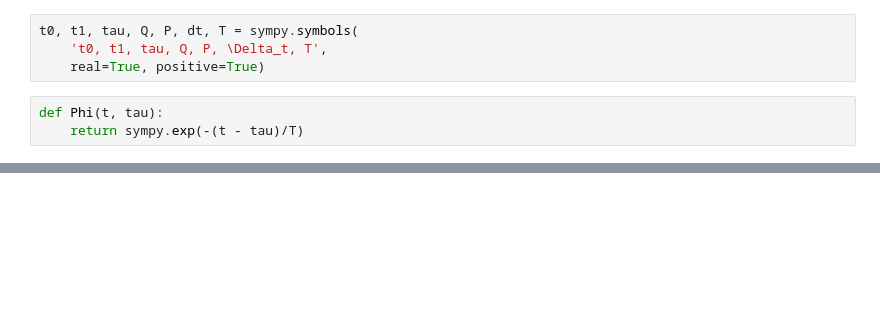
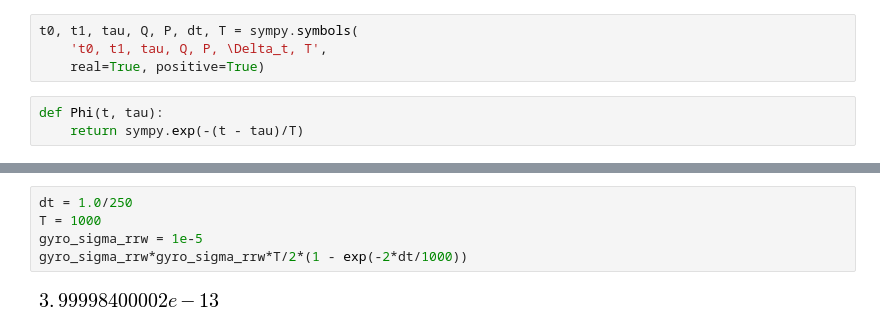
Before and after one commit to jgoppert/iekf_analysis, a Jupyter notebook: Sensor Noise Derivation.ipynb, the cells around one changed output, grey strips where cells are left out. Cells and saved outputs as stored; diff of their text form; blank space fills up the shorter version.

```diff
--- a/Sensor Noise Derivation.ipynb
+++ b/Sensor Noise Derivation.ipynb
@@ -21,0 +25,7 @@ Q_d
+# %%
+dt = 1.0/250
+T = 1000
+gyro_sigma_rrw = 1e-5
+gyro_sigma_rrw*gyro_sigma_rrw*T/2*(1 - exp(-2*dt/1000))
+# %% [output]
+[figure, added]
```
Also changed, not shown: parts of 2 cells of this notebook, 13 other files.
